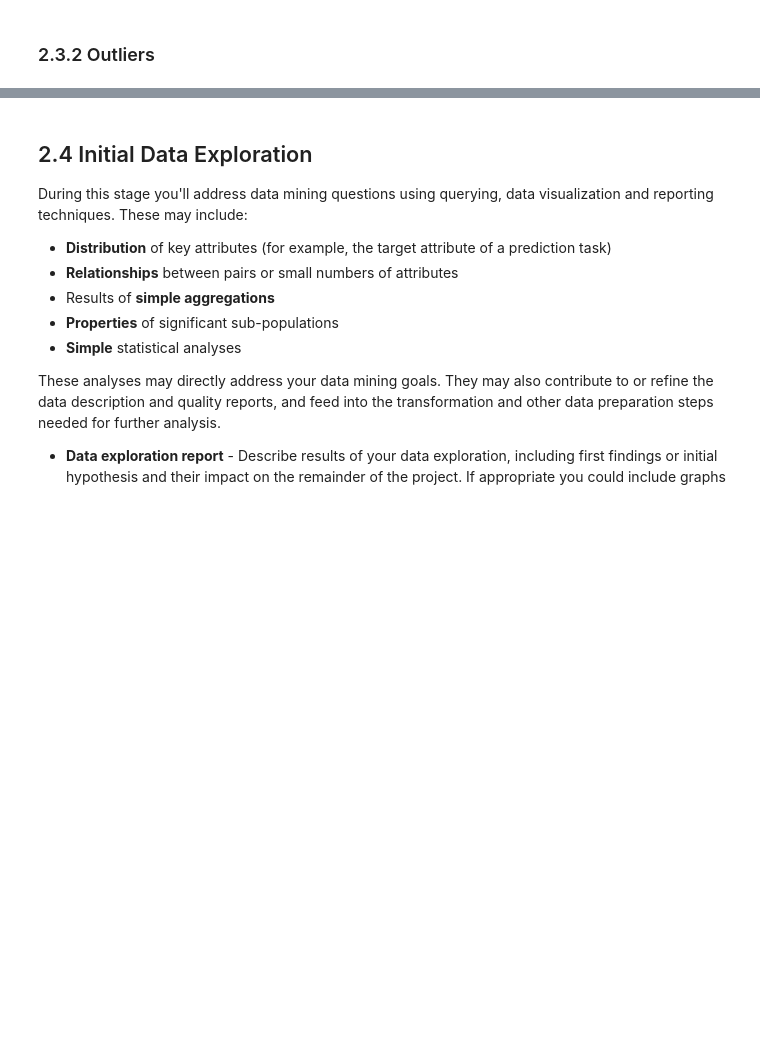
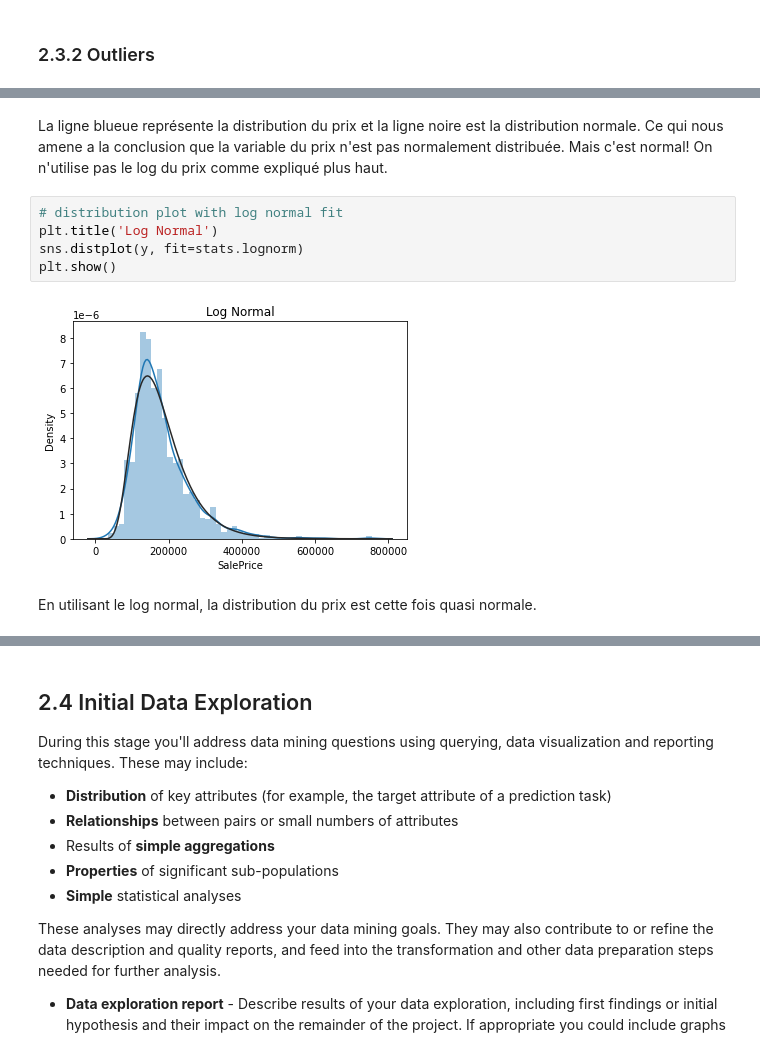
Before and after one commit to freya-git/LAVA, a Jupyter notebook: CRISP-DM_Template.ipynb, the cells around one changed output, grey strips where cells are left out. Drawn from its saved outputs; the diff is of its cells as text; blank space fills up the shorter version.

```diff
--- a/CRISP-DM_Template.ipynb
+++ b/CRISP-DM_Template.ipynb
@@ -465,0 +490,13 @@ g = g.map(boxplot, "value", "SalePrice")
+# %% [markdown]
+La ligne blueue représente la distribution du prix et la ligne noire est la distribution normale.
+Ce qui nous amene a la conclusion que la variable du prix n'est pas normalement distribuée.
+Mais c'est normal! On n'utilise pas le log du prix comme expliqué plus haut.
+# %%
+# distribution plot with log normal fit
+plt.title('Log Normal')
+sns.distplot(y, fit=stats.lognorm)
+plt.show()
+# %% [output]
+[figure, added]
+# %% [markdown]
+En utilisant le log normal, la distribution du prix est cette fois quasi normale.
```
Also changed, not shown: parts of 22 cells of this notebook.
